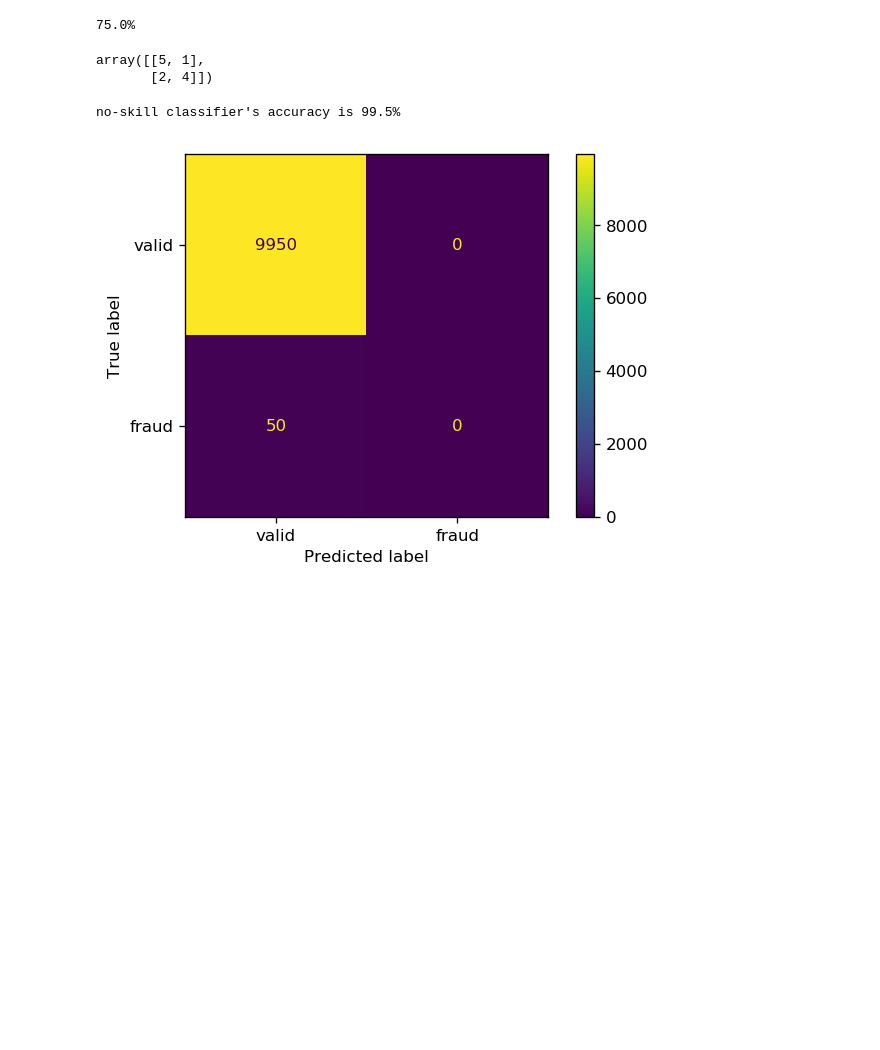
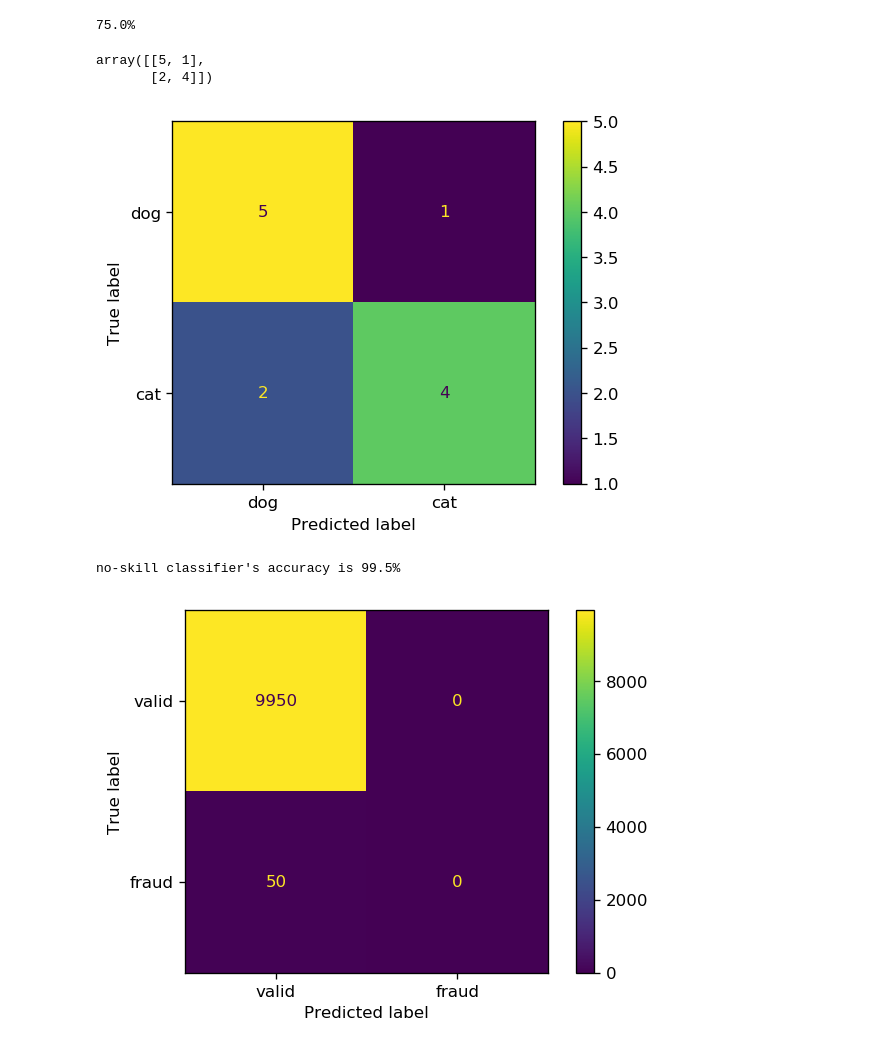
Before and after one commit to alineu/pyDataScintist-Notebooks, a Jupyter notebook: ML/classification_metrics.ipynb, the cells around one changed output. Saved outputs shown, nothing was run; the diff lists cells and outputs as text; code cells hidden in the pictures; blank space fills up the shorter version.

```diff
--- a/ML/classification_metrics.ipynb
+++ b/ML/classification_metrics.ipynb
@@ -16,10 +16,12 @@ array([[5, 1],
        [2, 4]])
 # %%
 import matplotlib.pyplot as plt
-fig, ax = plt.subplots(1, 1, dpi=150)
+fig, ax = plt.subplots(1, 1, dpi=120)
 cm_plot = ConfusionMatrixDisplay(confusion_matrix=cm,
                                  display_labels=['dog', 'cat'])
 cm_plot.plot(ax=ax);
+# %% [output]
+[figure, added]
 # %%
 # Credit card dummy data
 import numpy as np
```
Also changed, not shown: 6 other files.
